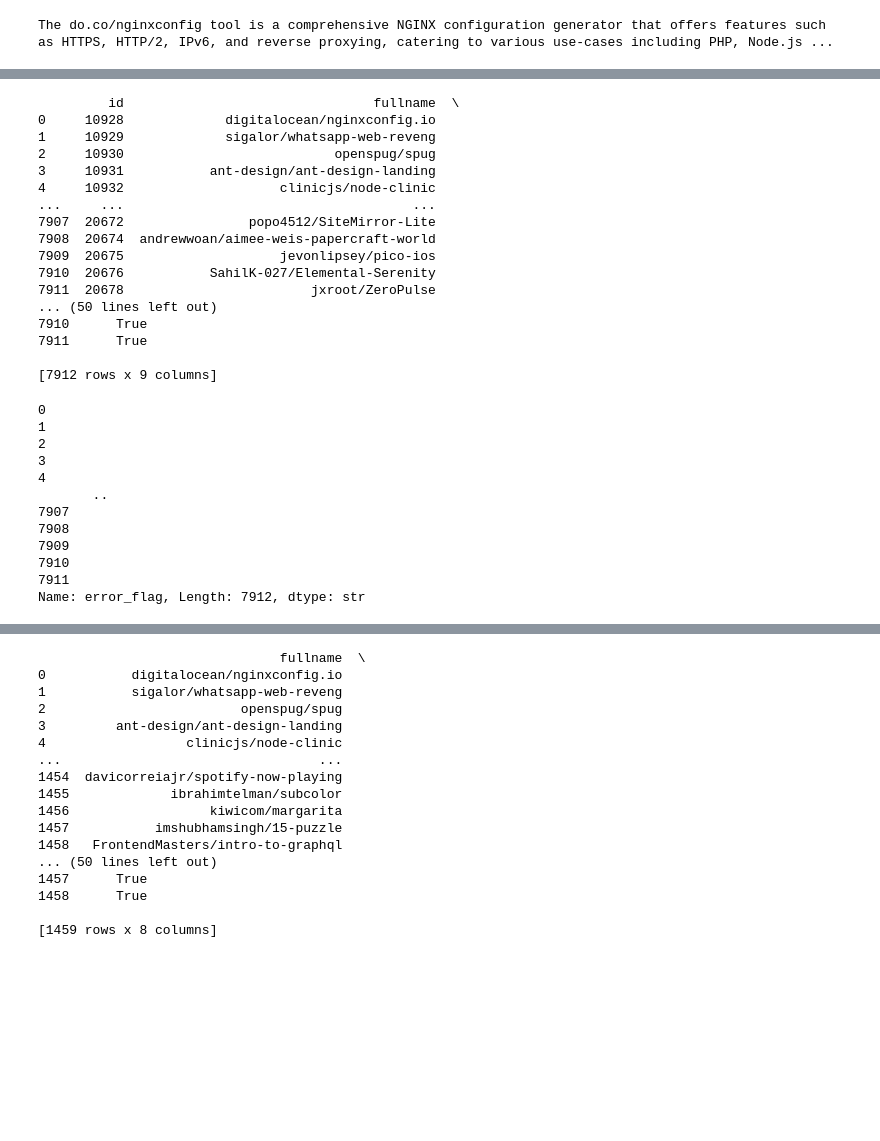
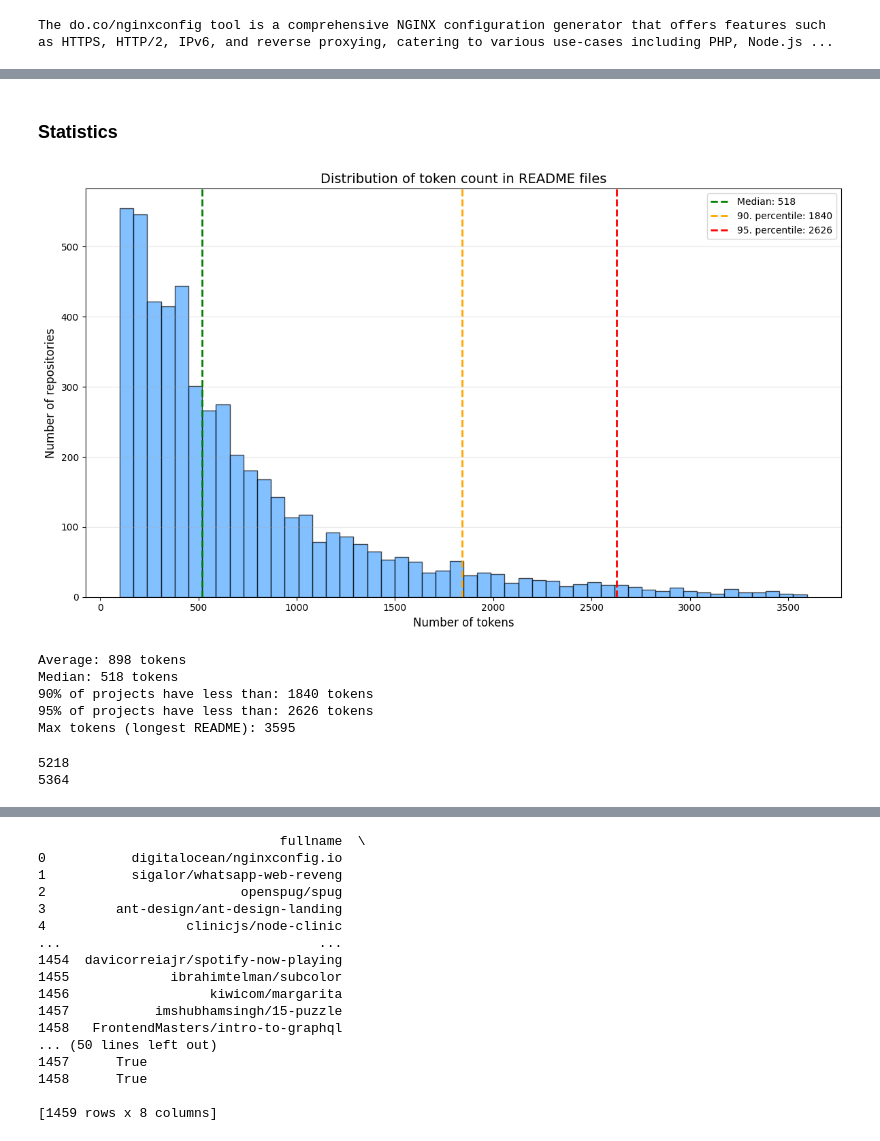
Before and after one commit to szymonjakubiec/mgrScrapper, a Jupyter notebook: summarize_readme.ipynb, the cells around one changed output, grey strips where cells are left out. Saved outputs shown, nothing was run; the diff lists cells and outputs as text; code cells hidden in the pictures; blank space fills up the shorter version.

```diff
--- a/summarize_readme.ipynb
+++ b/summarize_readme.ipynb
@@ -61,4 +63,15 @@ print(df2)
 7911                                0      True
 
 [7912 rows x 9 columns]
+# %%
+query2 = """
+SELECT id, name as fullname, clean_raw_tokens
+FROM repo
+WHERE cardinality(deps) > 3
+AND "desc" IS NOT NULL
+ORDER BY id
+;
+"""
+
+df_tokens = pd.read_sql(query2, con=engine)
 # %%
@@ -228,7 +243,7 @@ def plot_token_distrib_histogram(token_count_list, min_count=0, max_count=0):
 
     plt.title('Distribution of token count in README files', fontsize=14)
     plt.xlabel('Number of tokens', fontsize=12)
-    plt.ylabel('Number of repos', fontsize=12)
+    plt.ylabel('Number of repositories', fontsize=12)
     plt.legend(fontsize=10, loc='upper right')
     plt.grid(axis='y', alpha=0.3)
 
@@ -508,23 +471,3 @@ print(df_backup)
-# %%
-print(df_safe)
-# %% [output]
-         id                                fullname  \
-0     10928             digitalocean/nginxconfig.io
-1     10929             sigalor/whatsapp-web-reveng
-2     10930                           openspug/spug
-3     10931           ant-design/ant-design-landing
-4     10932                    clinicjs/node-clinic
-...     ...                                     ...
-7907  20672                popo4512/SiteMirror-Lite
-7908  20674  andrewwoan/aimee-weis-papercraft-world
-7909  20675                    jevonlipsey/pico-ios
-7910  20676           SahilK-027/Elemental-Serenity
-7911  20678                        jxroot/ZeroPulse
-... (50 lines left out)
-7910      True
-7911      True
-
-[7912 rows x 9 columns]
 # %%
 from sqlalchemy import text
 
@@ -537,18 +480,24 @@ update_query = text("""
 
 with engine.begin() as conn:
     conn.execute(update_query, data_to_update)
-# %%
-print(df['error_flag'])
-# %% [output]
-0
-1
-2
-3
-4
-       ..
-7907
-7908
-7909
-7910
-7911
-Name: error_flag, Length: 7912, dtype: str
+# %% [markdown]
+### Statistics
+# %%
+# print(type(df_tokens['clean_raw_tokens'].values))
+a = df_tokens['clean_raw_tokens'].values
+# print(a.tolist())
+token_count_list = a.tolist()
+plot_token_distrib_histogram(token_count_list, max_count=3600)
+# %% [output]
+[figure, added]
+Average: 898 tokens
+Median: 518 tokens
+90% of projects have less than: 1840 tokens
+95% of projects have less than: 2626 tokens
+Max tokens (longest README): 3595
+# %%
+print(len([i for i in token_count_list if i < 3600]))
+print(len(token_count_list))
+# %% [output]
+5218
+5364
```
Also changed, not shown: parts of 20 cells of this notebook, 4 other files.
